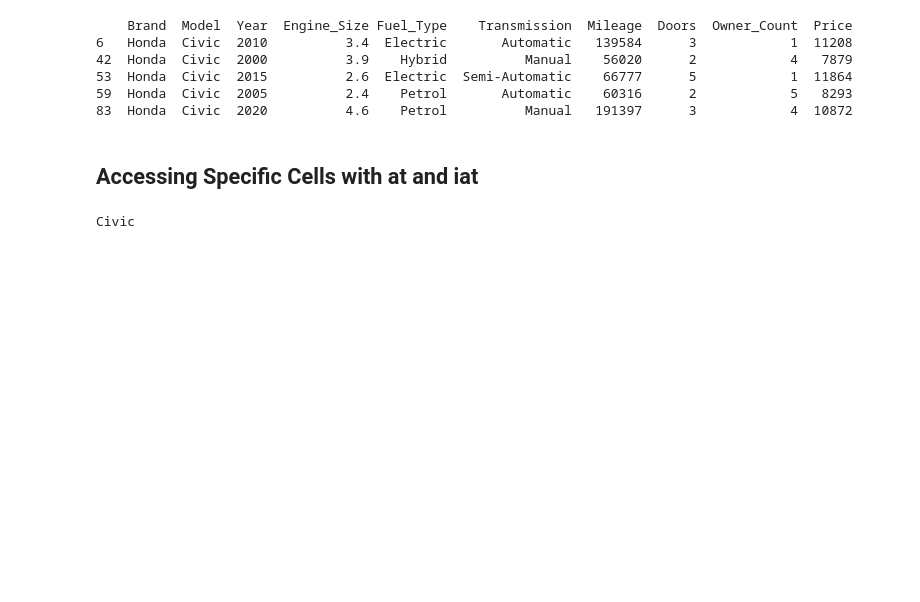
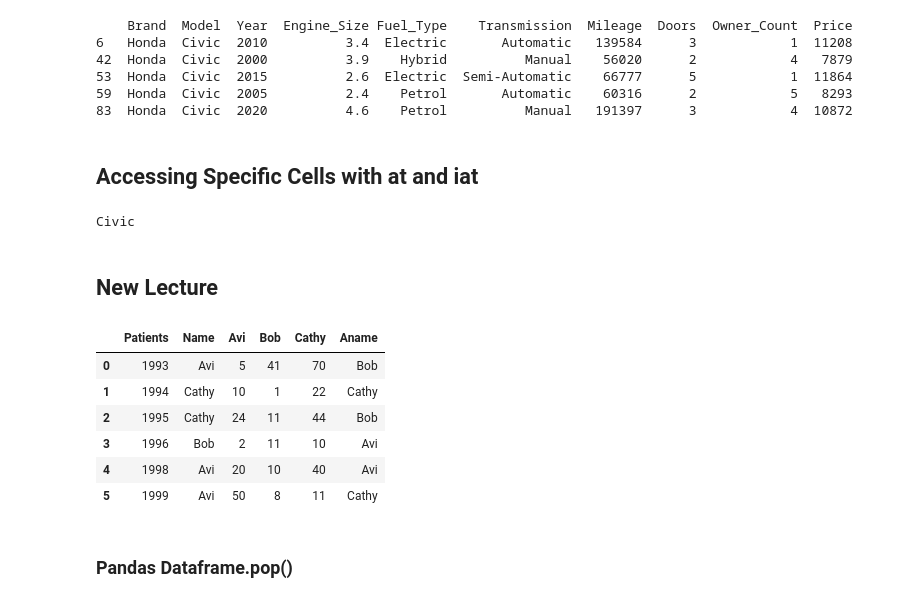
Before and after one commit to Artificial-Intelligence-Appo-Matrix/Python-Labs, a Jupyter notebook: Pandas_labs.ipynb, the cells around one changed output. Cells and saved outputs as stored; diff of their text form; code cells hidden in the pictures; blank space fills up the shorter version.

Commit message:
Updated Lecture

```diff
--- a/Pandas_labs.ipynb
+++ b/Pandas_labs.ipynb
@@ -406,0 +409,22 @@ Civic
+# %% [markdown]
+## New Lecture
+# %%
+df = pd.DataFrame([['1993', 'Avi', 5, 41, 70, 'Bob'],
+                   ['1994', 'Cathy', 10, 1, 22, 'Cathy'],
+                   ['1995', 'Cathy', 24, 11, 44, 'Bob'],
+                   ['1996', 'Bob', 2, 11, 10, 'Avi'],
+                   ['1998', 'Avi', 20, 10, 40, 'Avi'],
+                   ['1999', 'Avi', 50, 8, 11, 'Cathy']],
+                  columns=('Patients', 'Name', 'Avi', 'Bob', 'Cathy', 'Aname'))
+
+df
+# %% [output]
+|  | Patients | Name | Avi | Bob | Cathy | Aname |
+| 0 | 1993 | Avi | 5 | 41 | 70 | Bob |
+| 1 | 1994 | Cathy | 10 | 1 | 22 | Cathy |
+| 2 | 1995 | Cathy | 24 | 11 | 44 | Bob |
+| 3 | 1996 | Bob | 2 | 11 | 10 | Avi |
+| 4 | 1998 | Avi | 20 | 10 | 40 | Avi |
+| 5 | 1999 | Avi | 50 | 8 | 11 | Cathy |
+# %% [markdown]
+### Pandas Dataframe.pop()
```
Also changed, not shown: parts of 28 cells of this notebook.
